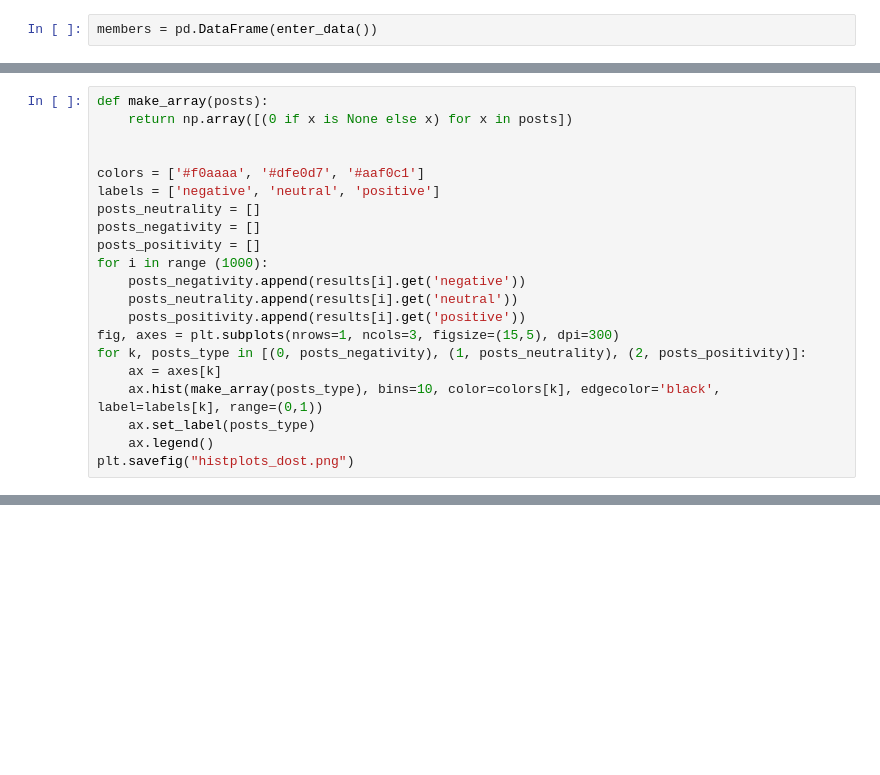
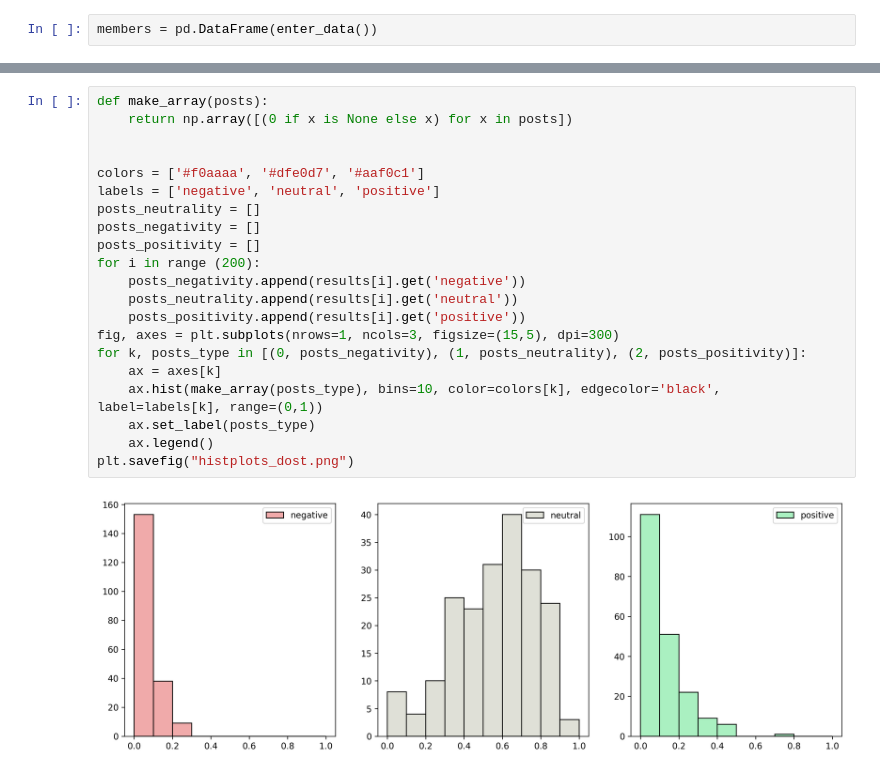
Before and after one commit to echo-golf-oscar-romeo/vk_research_sem, a Jupyter notebook: vk_research.ipynb, the cells around one changed output, grey strips where cells are left out. Saved outputs shown, nothing was run; the diff lists cells and outputs as text; blank space fills up the shorter version.

```diff
--- a/vk_research.ipynb
+++ b/vk_research.ipynb
@@ -185,21 +209,0 @@ Warning : `load_model` does not return WordVectorModel or SupervisedModel any mo
-# %%
-def make_array(posts):
-    return np.array([(0 if x is None else x) for x in posts])
-
-
-colors = ['#f0aaaa', '#dfe0d7', '#aaf0c1']
-labels = ['negative', 'neutral', 'positive']
-posts_neutrality = []
-posts_negativity = []
-posts_positivity = []
-for i in range (1000):
-    posts_negativity.append(results[i].get('negative'))
-    posts_neutrality.append(results[i].get('neutral'))
-    posts_positivity.append(results[i].get('positive'))
-fig, axes = plt.subplots(nrows=1, ncols=3, figsize=(15,5), dpi=300)
-for k, posts_type in [(0, posts_negativity), (1, posts_neutrality), (2, posts_positivity)]:
-    ax = axes[k]
-    ax.hist(make_array(posts_type), bins=10, color=colors[k], edgecolor='black', label=labels[k], range=(0,1))
-    ax.set_label(posts_type)
-    ax.legend()
-plt.savefig("histplots_dost.png")
@@ -242,0 +210,23 @@ plt.savefig('comparison_posts.png')
+# %%
+def make_array(posts):
+    return np.array([(0 if x is None else x) for x in posts])
+
+
+colors = ['#f0aaaa', '#dfe0d7', '#aaf0c1']
+labels = ['negative', 'neutral', 'positive']
+posts_neutrality = []
+posts_negativity = []
+posts_positivity = []
+for i in range (200):
+    posts_negativity.append(results[i].get('negative'))
+    posts_neutrality.append(results[i].get('neutral'))
+    posts_positivity.append(results[i].get('positive'))
+fig, axes = plt.subplots(nrows=1, ncols=3, figsize=(15,5), dpi=300)
+for k, posts_type in [(0, posts_negativity), (1, posts_neutrality), (2, posts_positivity)]:
+    ax = axes[k]
+    ax.hist(make_array(posts_type), bins=10, color=colors[k], edgecolor='black', label=labels[k], range=(0,1))
+    ax.set_label(posts_type)
+    ax.legend()
+plt.savefig("histplots_dost.png")
+# %% [output]
+[figure, added]
```
Also changed, not shown: parts of 21 cells of this notebook.
